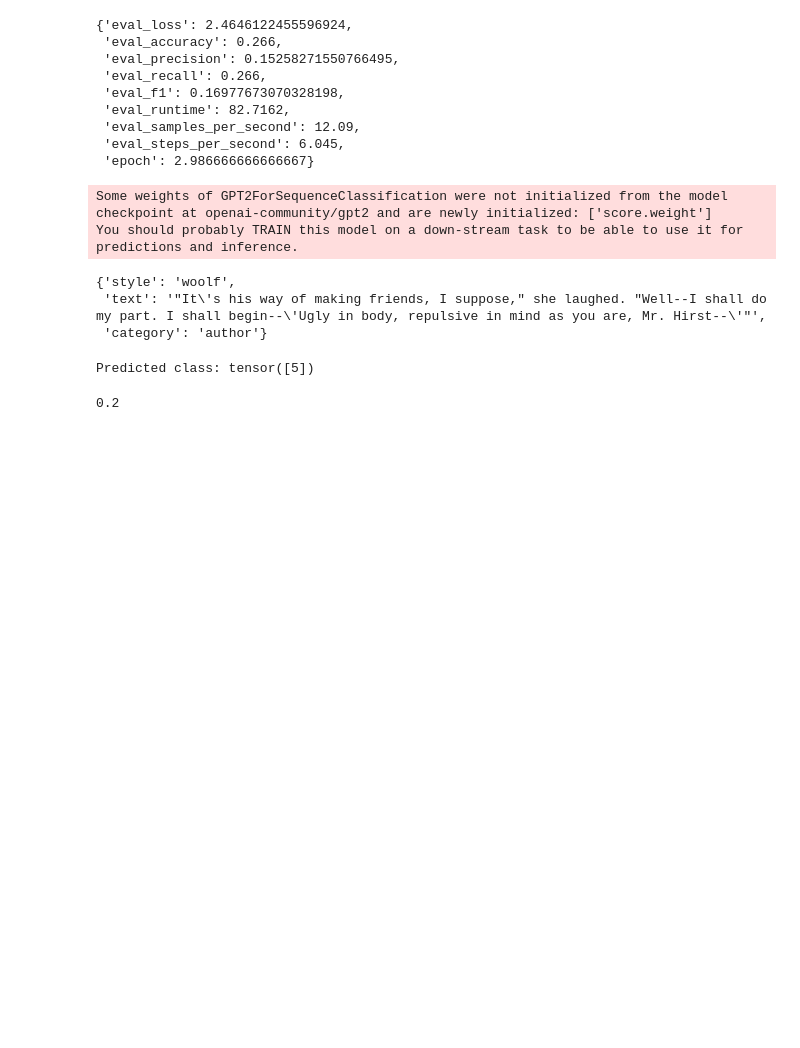
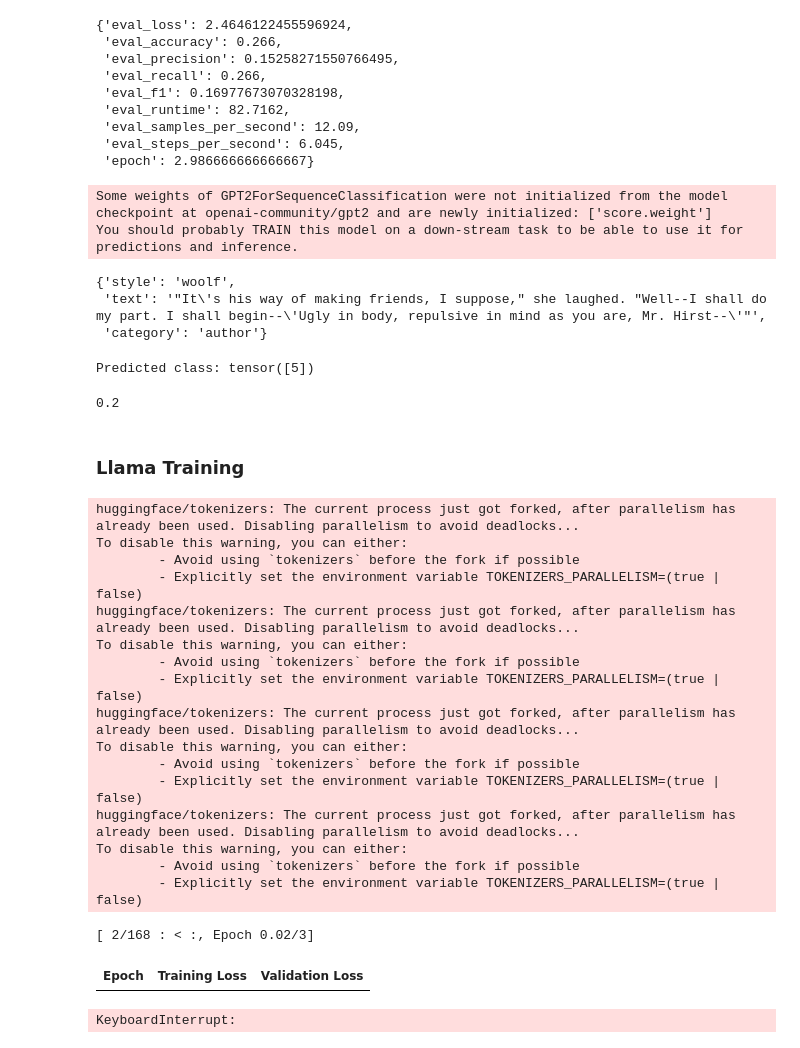
Before and after one commit to djarrin/foundational-modal-tuning, a Jupyter notebook: project.ipynb, the cells around one changed output. Cells and saved outputs as stored; diff of their text form; code cells hidden in the pictures; blank space fills up the shorter version.

```diff
--- a/project.ipynb
+++ b/project.ipynb
@@ -385,25 +385,7 @@ def generate_training_args(model_save_name):
     return TrainingArguments(
     output_dir=f"./results/{model_save_name}",
     overwrite_output_dir=True,
-    eval_strategy="epoch",             # Updated argument name
-    save_strategy="no",
-    learning_rate=5e-5,
-    per_device_train_batch_size=2,
-    per_device_eval_batch_size=2,
-    gradient_accumulation_steps=8,
-    num_train_epochs=3,
-    weight_decay=0.01,
-    logging_steps=10,
-    load_best_model_at_end=True,
-    metric_for_best_model="accuracy",
-    save_total_limit=1,
-    dataloader_num_workers=4,
-    dataloader_pin_memory=True,
-)
-# Updated TrainingArguments
-training_args = TrainingArguments(
-    output_dir="./results",
-    eval_strategy="epoch",             # Updated argument name
+    eval_strategy="epoch",
     save_strategy="epoch",
     learning_rate=5e-5,
     per_device_train_batch_size=2,
@@ -417,6 +399,7 @@ training_args = TrainingArguments(
     save_total_limit=1,
     dataloader_num_workers=4,
     dataloader_pin_memory=True,
+    fp16=torch.cuda.is_available(),
 )
 
 # Use the evaluate library for metrics
@@ -590,3 +573,27 @@ Predicted class: tensor([5])
 evaluate_model(ds, model=gpt_model_loaded, tokenizer=gpt_tokenizer_loaded, n=10)
 # %% [output]
 0.2
+# %% [markdown]
+### Llama Training
+# %%
+llama_trainer.train()
+# %% [output]
+huggingface/tokenizers: The current process just got forked, after parallelism has already been used. Disabling parallelism to avoid deadlocks...
+To disable this warning, you can either:
+        - Avoid using `tokenizers` before the fork if possible
+        - Explicitly set the environment variable TOKENIZERS_PARALLELISM=(true | false)
+huggingface/tokenizers: The current process just got forked, after parallelism has already been used. Disabling parallelism to avoid deadlocks...
+To disable this warning, you can either:
+        - Avoid using `tokenizers` before the fork if possible
+        - Explicitly set the environment variable TOKENIZERS_PARALLELISM=(true | false)
+huggingface/tokenizers: The current process just got forked, after parallelism has already been used. Disabling parallelism to avoid deadlocks...
+To disable this warning, you can either:
+        - Avoid using `tokenizers` before the fork if possible
+        - Explicitly set the environment variable TOKENIZERS_PARALLELISM=(true | false)
+huggingface/tokenizers: The current process just got forked, after parallelism has already been used. Disabling parallelism to avoid deadlocks...
+To disable this warning, you can either:
+        - Avoid using `tokenizers` before the fork if possible
+        - Explicitly set the environment variable TOKENIZERS_PARALLELISM=(true | false)
+[ 2/168 : < :, Epoch 0.02/3]
+| Epoch | Training Loss | Validation Loss |
+KeyboardInterrupt:
```
Also changed, not shown: parts of 2 cells of this notebook.
